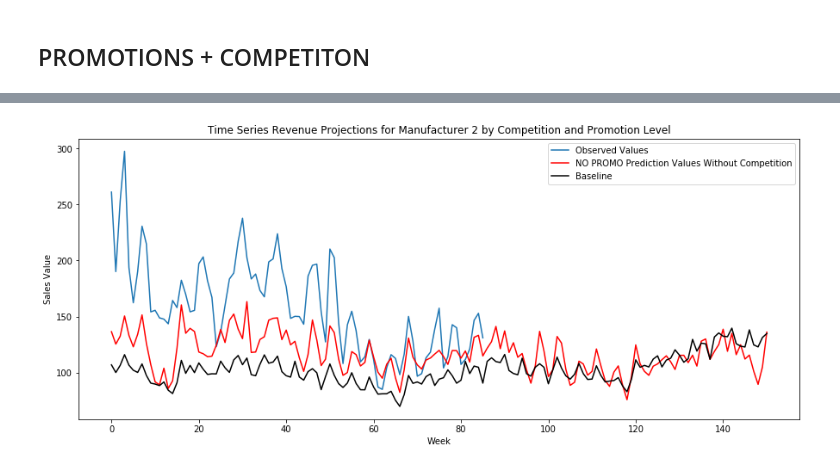
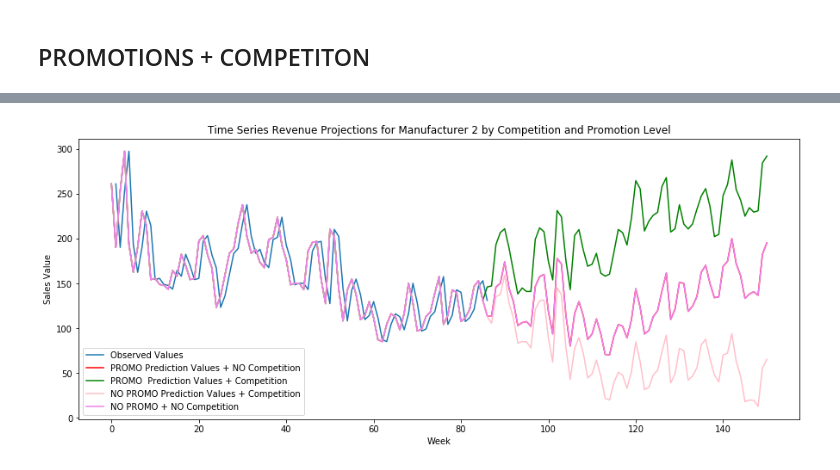
Before and after one commit to NatashaSvic/Forecasting_Revenues_Milk, a Jupyter notebook: FORECASTING_REVENUES.ipynb, the cells around one changed output, grey strips where cells are left out. Saved outputs shown, nothing was run; the diff lists cells and outputs as text; code cells hidden in the pictures.

```diff
--- a/FORECASTING_REVENUES.ipynb
+++ b/FORECASTING_REVENUES.ipynb
@@ -233,7 +223,7 @@ plt.show()
 ## SARIMAX
 # %%
 #w_milk2_mhp
-meta_time_period = pd.read_excel(io='Dictionary.xlsx', sheet_name='Time_Periods')
+meta_time_period = pd.read_excel(io='/Users/natasha/Desktop/Term_3/Datathon/Milk_Data/Dictionary.xlsx', sheet_name='Time_Periods')
 test = pd.merge(no_promo_hyper.reset_index(), meta_time_period, on='cod_semana', how='right', right_index=True)
 test = test.set_index('Date')
 pd.to_datetime(test.index, unit='s', yearfirst=True, utc=True)
@@ -511,7 +463,7 @@ plt.show()
 [figure]
 # %%
 #w_milk2_mhp
-meta_time_period = pd.read_excel(io='Dictionary.xlsx', sheet_name='Time_Periods')
+meta_time_period = pd.read_excel(io='/Users/natasha/Desktop/Term_3/Datathon/Milk_Data/Dictionary.xlsx', sheet_name='Time_Periods')
 test1 = pd.merge(promo_hyper.reset_index(), meta_time_period, on='cod_semana', how='right', right_index=True)
 test1 = test1.set_index('Date')
 pd.to_datetime(test.index, unit='s', yearfirst=True, utc=True)
@@ -975,7 +884,7 @@ Warnings:
 ## NO PROMOTIONS + NO COMPETITION
 # %%
 # Fit the model
-endogs2 = test['ventas_valor']
+endogs2 = yy
 
 mod = sm.tsa.statespace.SARIMAX(endog= test['ventas_valor'] , exog=None ,trend='c', order=((1),0,(0)), seasonal_order=(0,1,0,52))
 res = mod.fit(disp=False)
@@ -1089,16 +1002,16 @@ print(res.summary())
 predis1 = res.predict(start=86, end=150, endog= test['ventas_valor'].values ,exog=None, typ='linear')
 predis1
 
-historys1 = [x for x in endogs1]
+history2 = [x for x in endogs1]
 week = 1
 for pred in predis1:
 	#print('Week %d: %f' % (week, pred))
-	historys1.append(pred)
+	history2.append(pred)
 	week += 1
 
 
-plt.plot(test.ventas_valor.values)
-plt.plot(historys1, color='red')
+plt.plot(yy)
+plt.plot(history2, color='red')
 plt.title('Time Series Predictions')
 plt.legend(['Observed Values', 'Prediction Values'])
 plt.xlabel('Week')
@@ -1172,15 +1075,14 @@ Warnings:
 # %%
-plt.plot(test1.ventas_valor.values)
+plt.plot(yy)
 plt.plot(history2, color='red')
-#plt.plot(history1, color='green')
-#plt.plot(historys2, color='pink')
-#plt.plot(historys1, color='violet')
-plt.plot(history, color='black')
+plt.plot(history1, color='green')
+plt.plot(historys2, color='pink')
+plt.plot(historys1, color='violet')
 plt.title('Time Series Revenue Projections for Manufacturer 2 by Competition and Promotion Level')
-plt.legend(['Observed Values', 'NO PROMO Prediction Values Without Competition', 'Baseline'])
+plt.legend(['Observed Values', 'PROMO Prediction Values + NO Competition', 'PROMO  Prediction Values + Competition', 'NO PROMO Prediction Values + Competition', 'NO PROMO + NO Competition'])
 plt.xlabel('Week')
 plt.ylabel('Sales Value')
-plt.savefig('Time_Series_Manu1_Supermarket.png', dpi=700)
+#plt.savefig('Time_Series_Manu1_Supermarket.png', dpi=700)
 pyplot.show()
 # %% [output]
-[figure, old version]
+[figure, new version]
```
Also changed, not shown: parts of 74 cells of this notebook, 1 other file.
